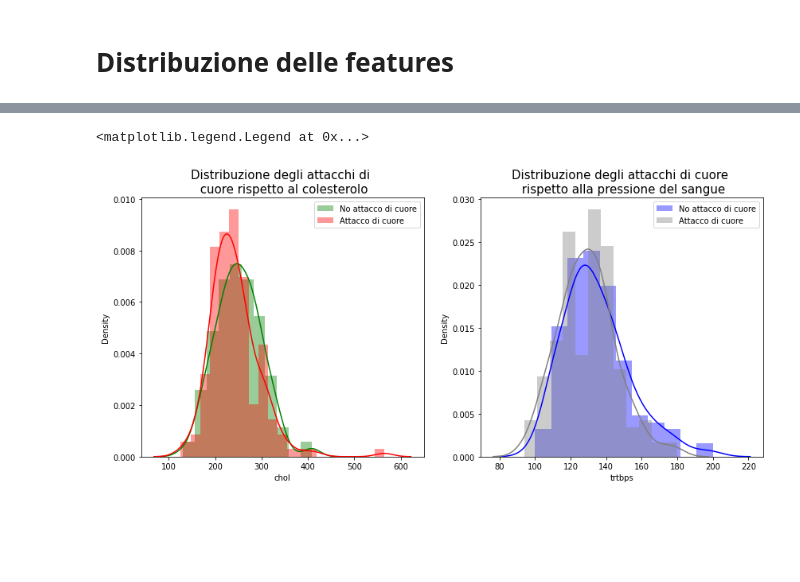
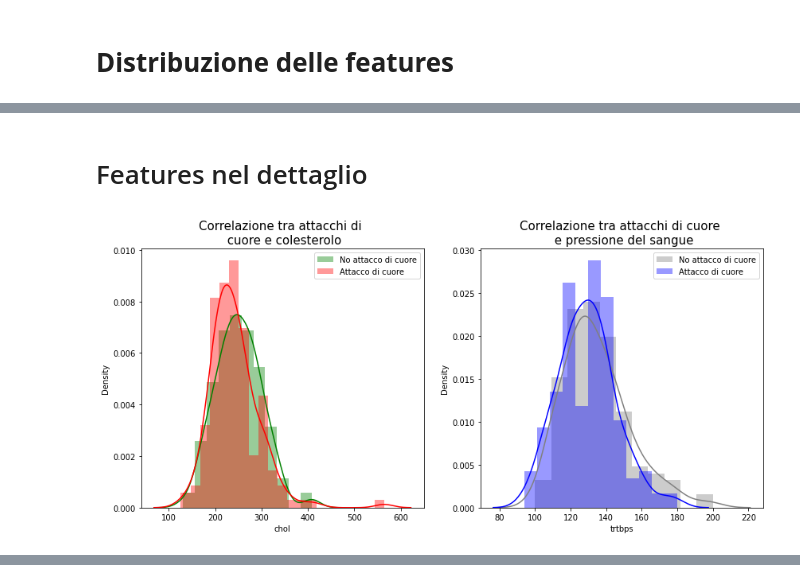
Before and after one commit to gari5/Principi-Modelli-Percezione, a Jupyter notebook: correlazione-tra-attacchi-di-cuore-e-features.ipynb, the cells around one changed output, grey strips where cells are left out. Drawn from its saved outputs; the diff is of its cells as text; code cells hidden in the pictures; blank space fills up the shorter version.

```diff
--- a/correlazione-tra-attacchi-di-cuore-e-features.ipynb
+++ b/correlazione-tra-attacchi-di-cuore-e-features.ipynb
@@ -134 +165,18 @@ plt.show()
+# %% [markdown]
+# Features nel dettaglio
+# %%
+fig=plt.figure(figsize=(14, 6))
+fig = plt.subplot(121)
+sns.distplot(data[data['output'] == 0]["chol"], color='green',label='No attacco di cuore')
+sns.distplot(data[data['output'] == 1]["chol"], color='red',label='Attacco di cuore')
+plt.title('Correlazione tra attacchi di \n cuore e colesterolo', fontsize=15)
+plt.legend()
+fig = plt.subplot(122)
+sns.distplot(data[data['output'] == 0]["trtbps"], color='grey',label='No attacco di cuore')
+sns.distplot(data[data['output'] == 1]["trtbps"], color='blue',label='Attacco di cuore')
+plt.title('Correlazione tra attacchi di cuore \n e pressione del sangue', fontsize=15)
+plt.legend()
+warnings.filterwarnings('always')
+# %% [output]
+[figure, added]
 # %%
@@ -153,19 +202,3 @@ fi.show()
 # %% [output]
 [interactive output not drawn]
 [interactive output not drawn]
-# %%
-fig=plt.figure(figsize=(14, 6))
-fig = plt.subplot(121)
-sns.distplot(data[data['output'] == 0]["chol"], color='green',label='No attacco di cuore')
-sns.distplot(data[data['output'] == 1]["chol"], color='red',label='Attacco di cuore')
-plt.title('Distribuzione degli attacchi di \n cuore rispetto al colesterolo', fontsize=15)
-plt.legend()
-# plt.show()
-fig = plt.subplot(122)
-sns.distplot(data[data['output'] == 0]["trtbps"], color='blue',label='No attacco di cuore')
-sns.distplot(data[data['output'] == 1]["trtbps"], color='grey',label='Attacco di cuore') #Red for heart disease
-plt.title('Distribuzione degli attacchi di cuore \n rispetto alla pressione del sangue', fontsize=15)
-plt.legend()
-# %% [output]
-<matplotlib.legend.Legend at 0x...>
-[figure, removed]
```
Also changed, not shown: parts of 12 cells of this notebook.
